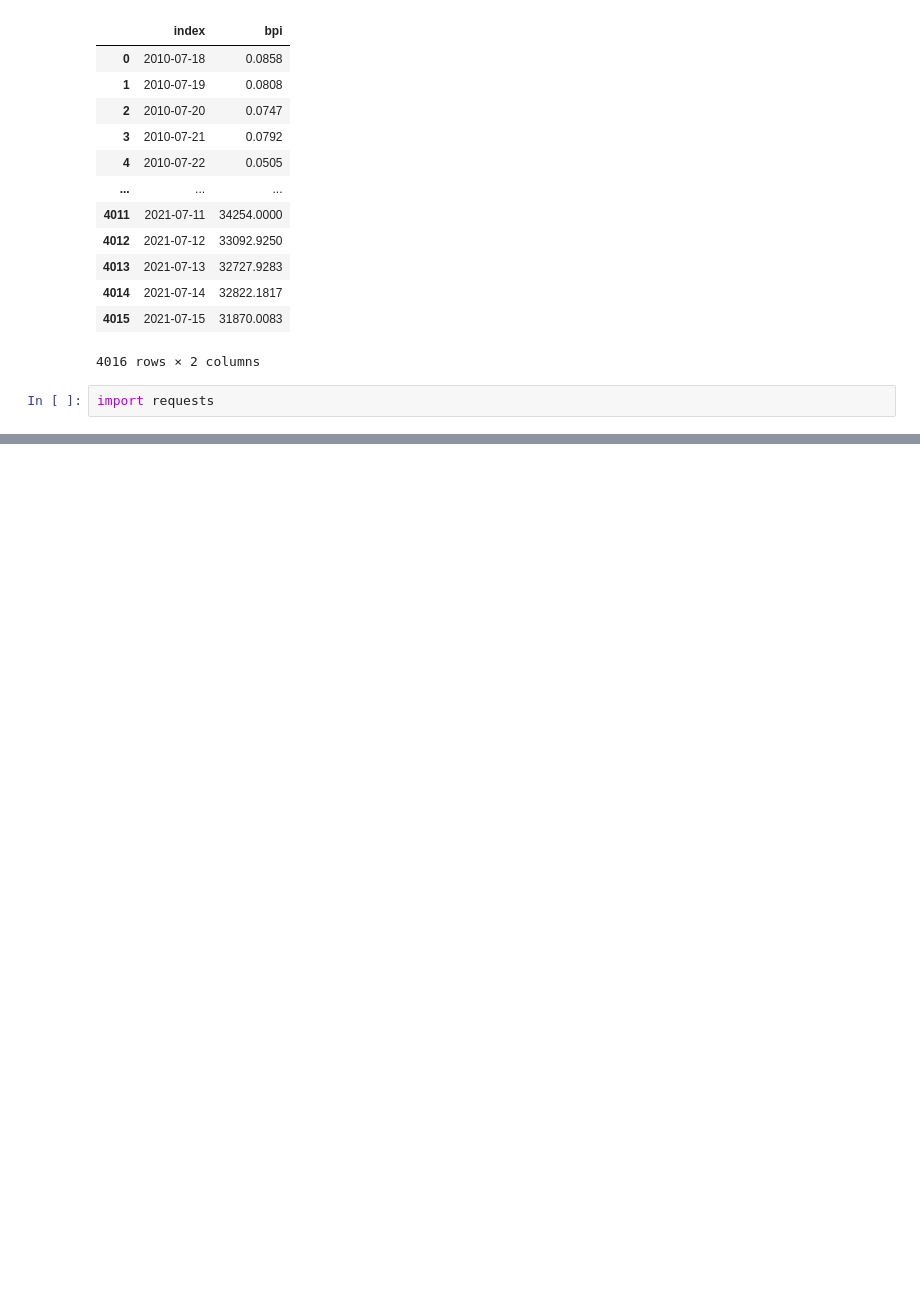
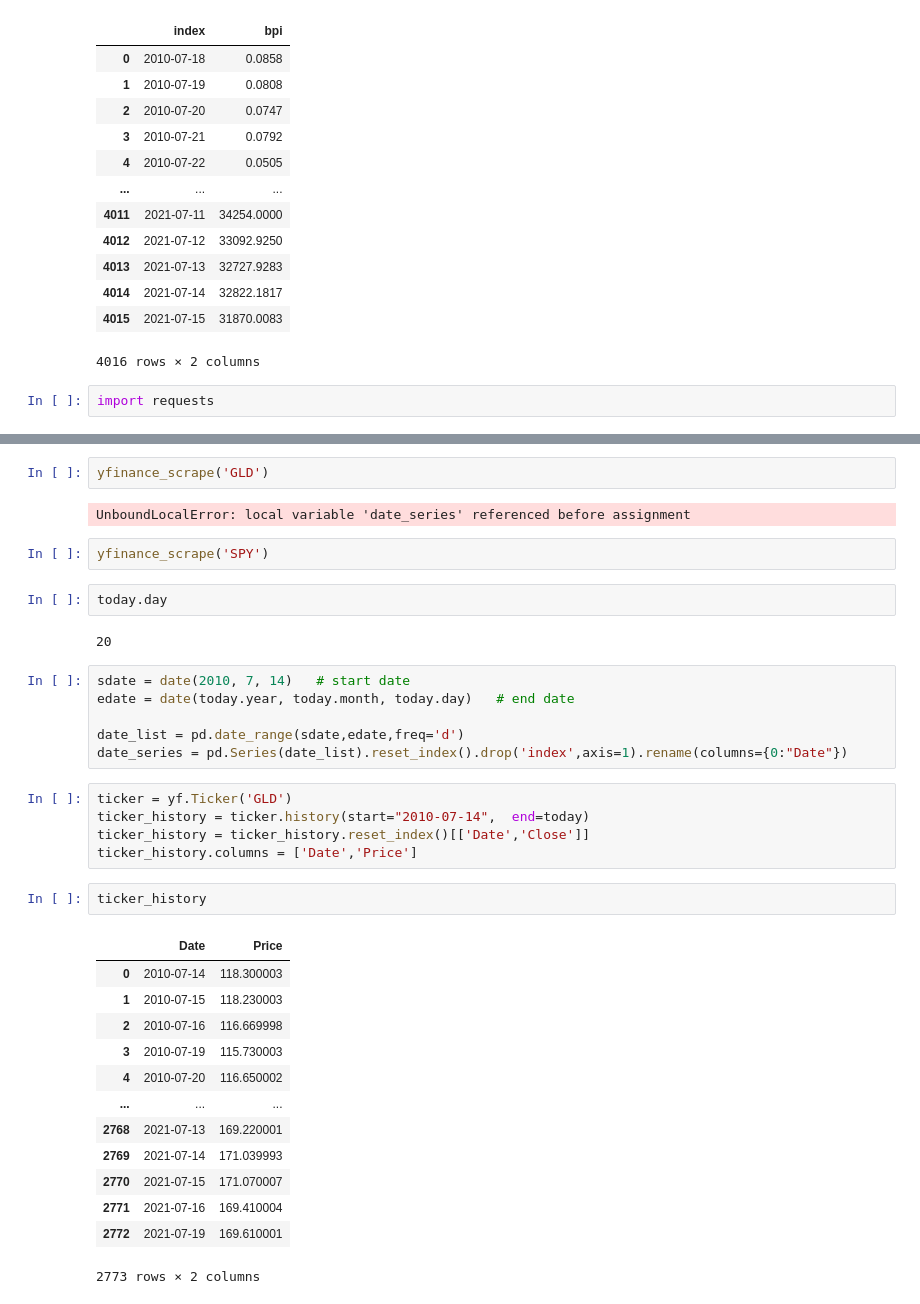
Before and after one commit to RobDoesData/btccagr-calc, a Jupyter notebook: Untitled.ipynb, the cells around one changed output, grey strips where cells are left out. Cells and saved outputs as stored; diff of their text form; blank space fills up the shorter version.

```diff
--- a/Untitled.ipynb
+++ b/Untitled.ipynb
@@ -104,0 +129,37 @@ testout.to_csv('btcprice.csv',index=False)
+# %%
+yfinance_scrape('GLD')
+# %% [output]
+UnboundLocalError: local variable 'date_series' referenced before assignment
+# %%
+yfinance_scrape('SPY')
+# %%
+today.day
+# %% [output]
+20
+# %%
+sdate = date(2010, 7, 14)   # start date
+edate = date(today.year, today.month, today.day)   # end date
+
+date_list = pd.date_range(sdate,edate,freq='d')
+date_series = pd.Series(date_list).reset_index().drop('index',axis=1).rename(columns={0:"Date"})
+# %%
+ticker = yf.Ticker('GLD')
+ticker_history = ticker.history(start="2010-07-14",  end=today)
+ticker_history = ticker_history.reset_index()[['Date','Close']]
+ticker_history.columns = ['Date','Price']
+# %%
+ticker_history
+# %% [output]
+|  | Date | Price |
+| 0 | 2010-07-14 | 118.300003 |
+| 1 | 2010-07-15 | 118.230003 |
+| 2 | 2010-07-16 | 116.669998 |
+| 3 | 2010-07-19 | 115.730003 |
+| 4 | 2010-07-20 | 116.650002 |
+| ... | ... | ... |
+| 2768 | 2021-07-13 | 169.220001 |
+| 2769 | 2021-07-14 | 171.039993 |
+| 2770 | 2021-07-15 | 171.070007 |
+| 2771 | 2021-07-16 | 169.410004 |
+| 2772 | 2021-07-19 | 169.610001 |
+2773 rows × 2 columns
```
Also changed, not shown: parts of 31 cells of this notebook, 17 other files.
